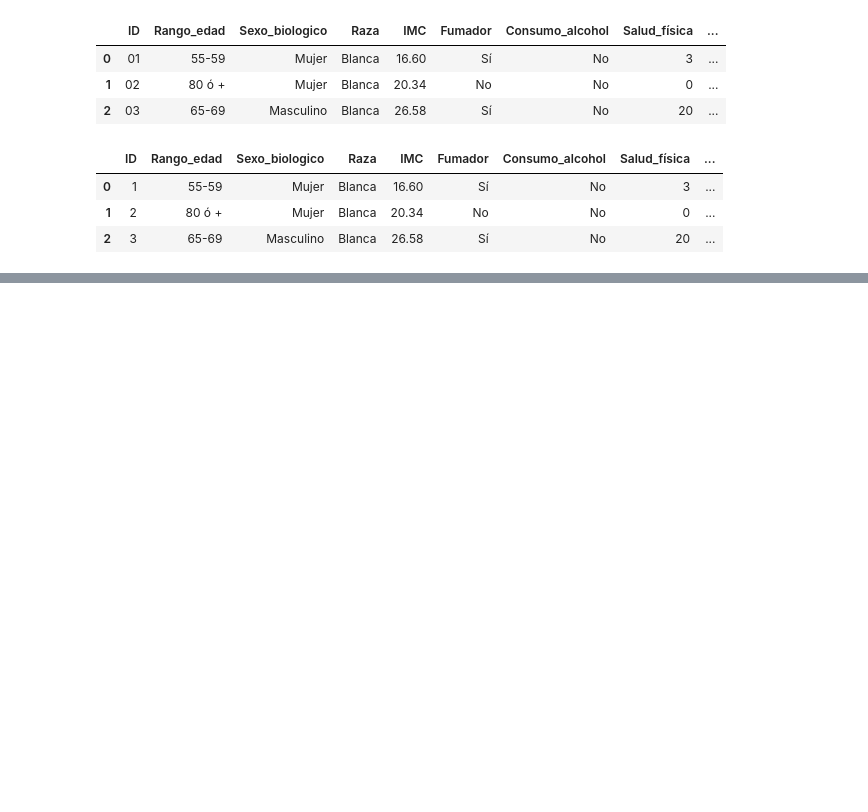
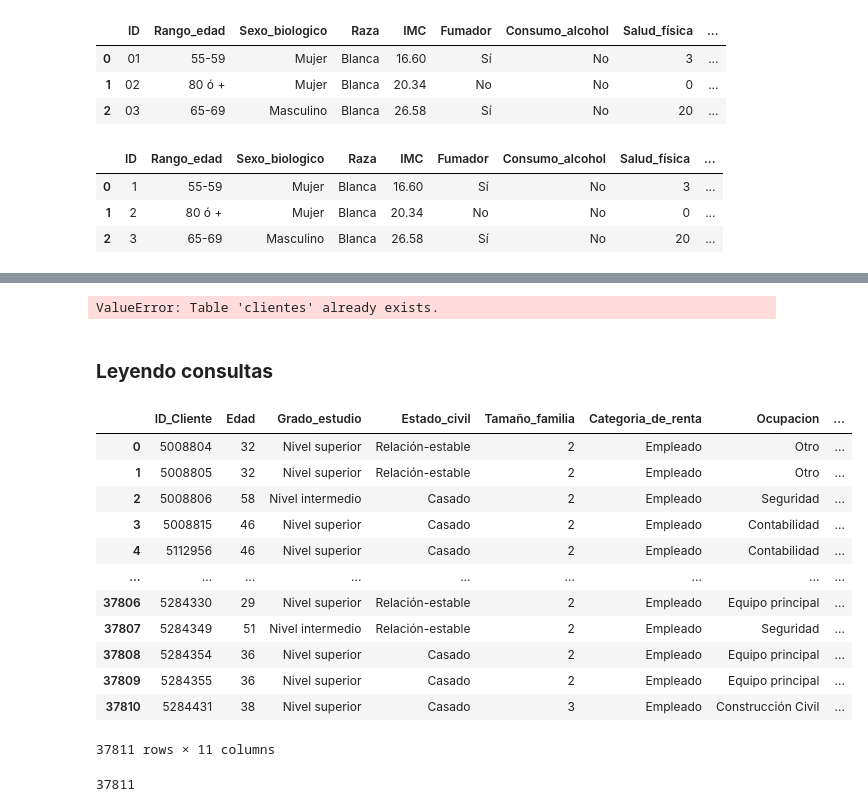
Before and after one commit to MUXULCRACK/Data-Science, a Jupyter notebook: Pandas_I_O.ipynb, the cells around one changed output, grey strips where cells are left out. Saved outputs shown, nothing was run; the diff lists cells and outputs as text; code cells hidden in the pictures; blank space fills up the shorter version.

```diff
--- a/Pandas_I_O.ipynb
+++ b/Pandas_I_O.ipynb
@@ -350,0 +437,2 @@ pd.read_json('pacientes_normalizados.json')
+# %%
+engine = create_engine('sqlite:///:memory:')
@@ -350,0 +481,30 @@ pd.read_json('pacientes_normalizados.json')
+# %%
+datos.to_sql('clientes', engine, index=False)
+# %% [output]
+ValueError: Table 'clientes' already exists.
+# %% [markdown]
+### **Leyendo consultas**
+# %%
+query  = ' SELECT * FROM clientes WHERE Categoria_de_renta = "Empleado"'
+# %%
+empleados=pd.read_sql(sql=text(query), con=engine.connect())
+# %%
+empleados
+# %% [output]
+|  | ID_Cliente | Edad | Grado_estudio | Estado_civil | Tamaño_familia | Categoria_de_renta | Ocupacion | ... |
+| 0 | 5008804 | 32 | Nivel superior | Relación-estable | 2 | Empleado | Otro | ... |
+| 1 | 5008805 | 32 | Nivel superior | Relación-estable | 2 | Empleado | Otro | ... |
+| 2 | 5008806 | 58 | Nivel intermedio | Casado | 2 | Empleado | Seguridad | ... |
+| 3 | 5008815 | 46 | Nivel superior | Casado | 2 | Empleado | Contabilidad | ... |
+| 4 | 5112956 | 46 | Nivel superior | Casado | 2 | Empleado | Contabilidad | ... |
+| ... | ... | ... | ... | ... | ... | ... | ... | ... |
+| 37806 | 5284330 | 29 | Nivel superior | Relación-estable | 2 | Empleado | Equipo principal | ... |
+| 37807 | 5284349 | 51 | Nivel intermedio | Relación-estable | 2 | Empleado | Seguridad | ... |
+| 37808 | 5284354 | 36 | Nivel superior | Casado | 2 | Empleado | Equipo principal | ... |
+| 37809 | 5284355 | 36 | Nivel superior | Casado | 2 | Empleado | Equipo principal | ... |
+| 37810 | 5284431 | 38 | Nivel superior | Casado | 3 | Empleado | Construcción Civil | ... |
+37811 rows × 11 columns
+# %%
+empleados.to_sql('empleados', con = engine.connect(), index = False)
+# %% [output]
+37811
```
Also changed, not shown: parts of 54 cells of this notebook.
